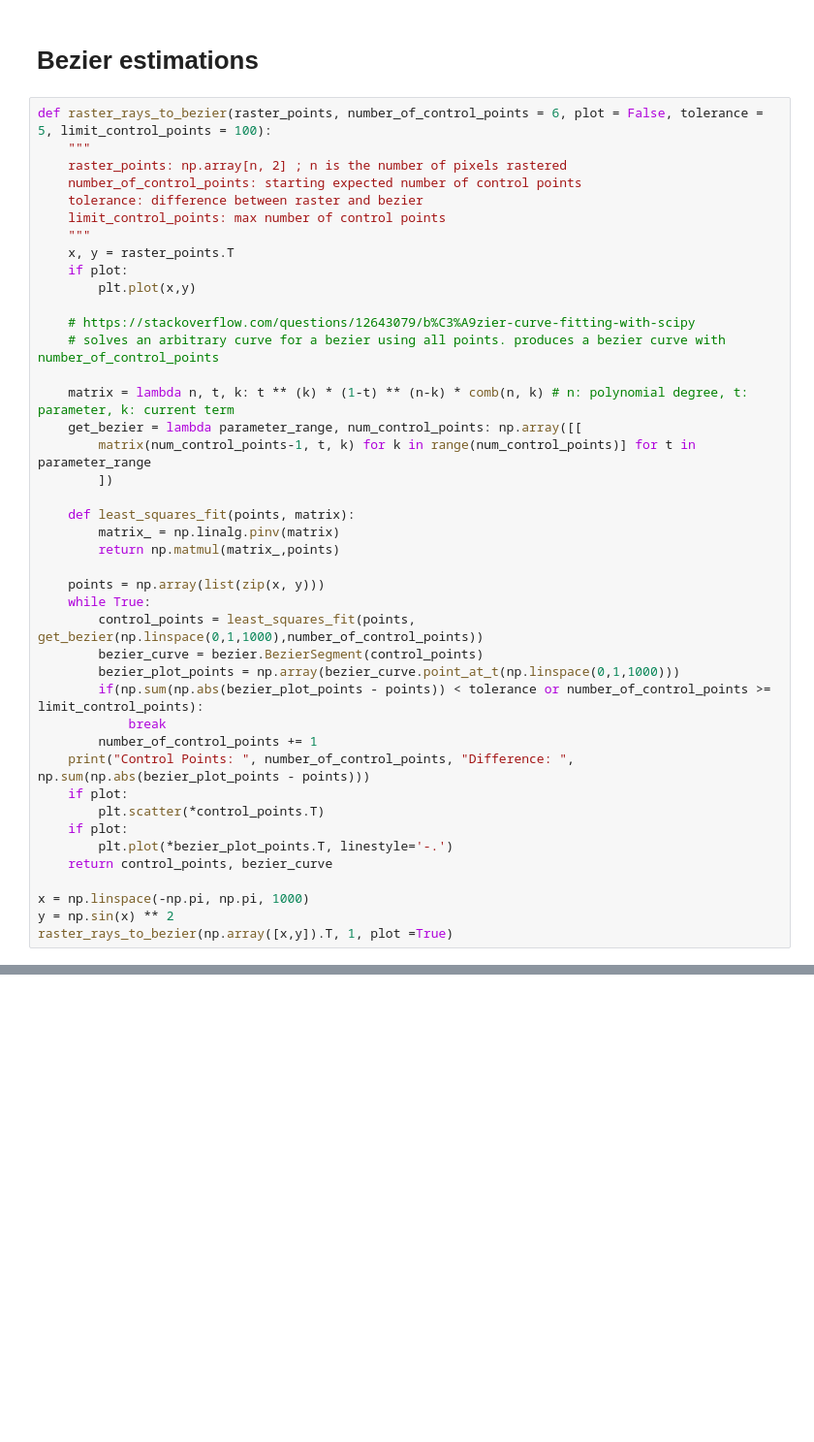
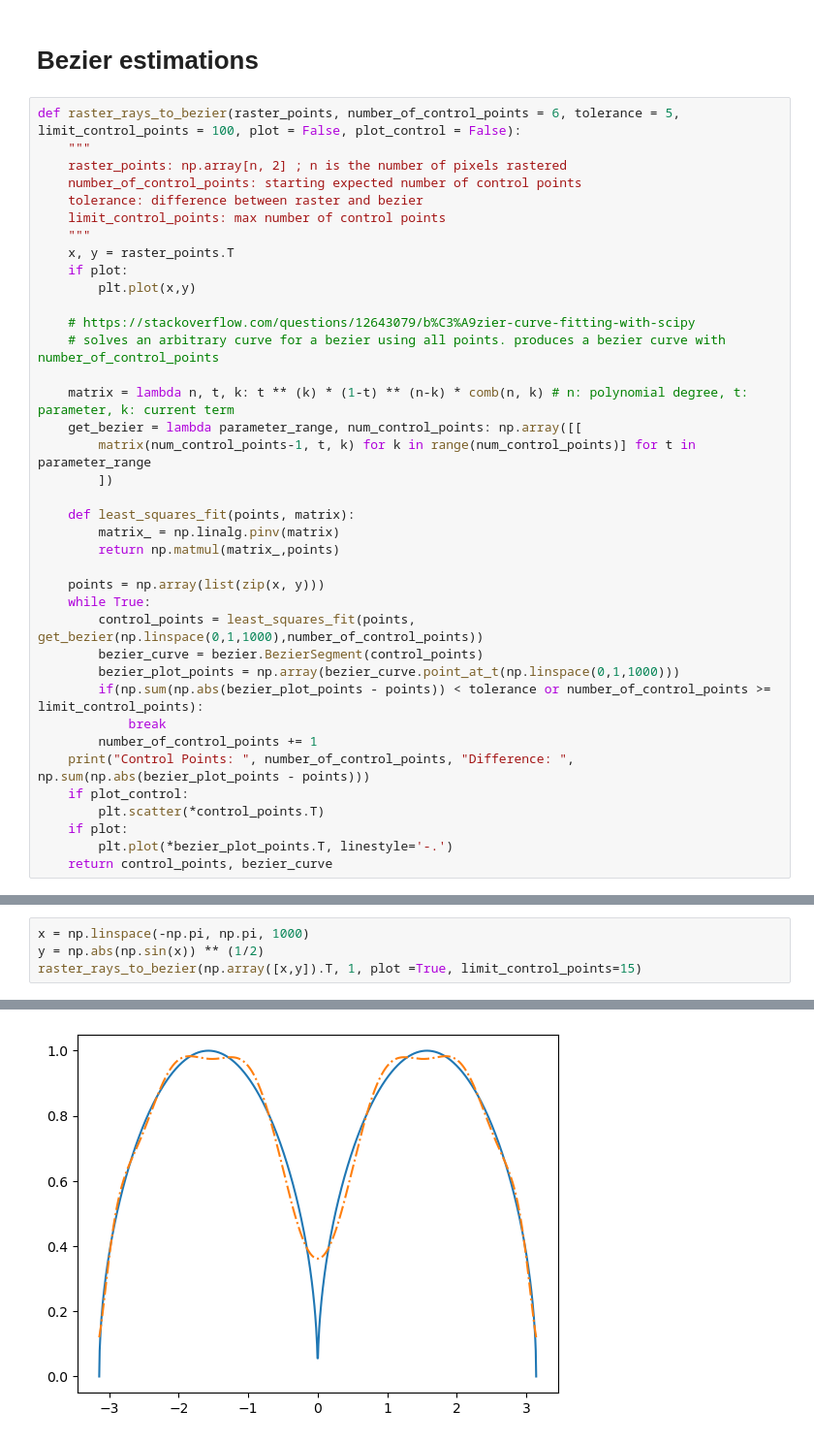
Before and after one commit to apoudel20/python-cbet, a Jupyter notebook: launch_ray.ipynb, the cells around one changed output, grey strips where cells are left out. Shown at 97% size. Saved outputs shown, nothing was run; the diff lists cells and outputs as text; blank space fills up the shorter version.

Commit message:
added cases for limits

```diff
--- a/launch_ray.ipynb
+++ b/launch_ray.ipynb
@@ -76,7 +76,7 @@ plt.plot(half_beam_profile)
 # %% [markdown]
 # Bezier estimations
 # %%
-def raster_rays_to_bezier(raster_points, number_of_control_points = 6, plot = False, tolerance = 5, limit_control_points = 100):
+def raster_rays_to_bezier(raster_points, number_of_control_points = 6, tolerance = 5, limit_control_points = 100, plot = False, plot_control = False):
     """
     raster_points: np.array[n, 2] ; n is the number of pixels rastered
     number_of_control_points: starting expected number of control points
@@ -108,12 +108,8 @@ def raster_rays_to_bezier(raster_points, number_of_control_points = 6, plot = Fa
             break
         number_of_control_points += 1
     print("Control Points: ", number_of_control_points, "Difference: ", np.sum(np.abs(bezier_plot_points - points)))
-    if plot:
+    if plot_control:
         plt.scatter(*control_points.T)
     if plot:
         plt.plot(*bezier_plot_points.T, linestyle='-.')
     return control_points, bezier_curve
-
-x = np.linspace(-np.pi, np.pi, 1000)
-y = np.sin(x) ** 2
-raster_rays_to_bezier(np.array([x,y]).T, 1, plot =True)
@@ -134,0 +135,5 @@ Control Points:  11 Difference:  0.49741853832040045
+# %%
+x = np.linspace(-np.pi, np.pi, 1000)
+y = np.abs(np.sin(x)) ** (1/2)
+raster_rays_to_bezier(np.array([x,y]).T, 1, plot =True, limit_control_points=15)
+# %% [output]
@@ -134,0 +157 @@ Control Points:  11 Difference:  0.49741853832040045
+[figure, added]
```
Also changed, not shown: parts of 3 cells of this notebook.
